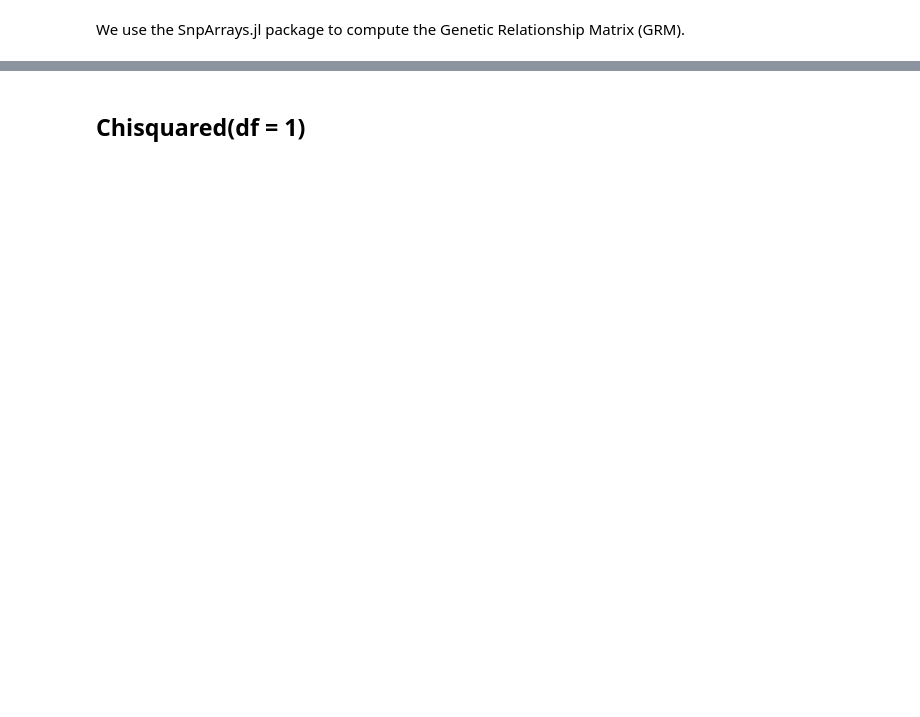
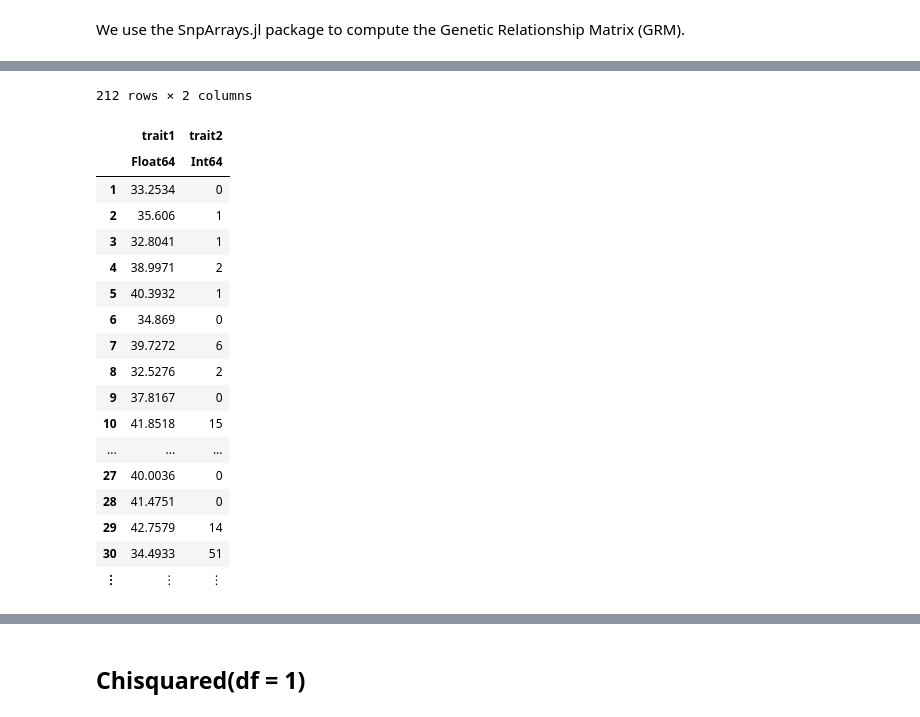
Before and after one commit to OpenMendel/TraitSimulation.jl, a Jupyter notebook: TraitSimulation_28e.ipynb, the cells around one changed output, grey strips where cells are left out. Saved outputs shown, nothing was run; the diff lists cells and outputs as text; code cells hidden in the pictures; blank space fills up the shorter version.

```diff
--- a/TraitSimulation_28e.ipynb
+++ b/TraitSimulation_28e.ipynb
@@ -300,5 +280,0 @@ trait_null_weird = simulate(LMMTrait(["40 + 0(sex) + 0(locus)", "20 + 0(sex) + 0
-# %%
-user_formula_string = ["40", "20"]
-users_formula_expression = Meta.parse.(user_formula_string)
-typeof(users_formula_expression)
-simulate(LMMTrait(["40", "20"], X, variancecomp))
@@ -423,0 +342,29 @@ In addition to the Chi-Squared distribution, we also demo how to simulate from t
+# %%
+#for multiple glm traits from different distributions
+dist_type_vector = [NormalResponse(4), PoissonResponse()]
+link_type_vector = [IdentityLink(), LogLink()]
+
+Ex1b_formulas = ["40 + 3(sex) - 1.5(locus)", "2 + 2(sex) - 1.5(locus)"]
+
+Multiple_GLM_traits_model_NOTIID = Multiple_GLMTraits(Ex1b_formulas, X, dist_type_vector, link_type_vector)
+Simulated_GLM_trait_NOTIID = simulate(Multiple_GLM_traits_model_NOTIID)
+# %% [output]
+212 rows × 2 columns
+|  | trait1 | trait2 |
+|  | Float64 | Int64 |
+| 1 | 33.2534 | 0 |
+| 2 | 35.606 | 1 |
+| 3 | 32.8041 | 1 |
+| 4 | 38.9971 | 2 |
+| 5 | 40.3932 | 1 |
+| 6 | 34.869 | 0 |
+| 7 | 39.7272 | 6 |
+| 8 | 32.5276 | 2 |
+| 9 | 37.8167 | 0 |
+| 10 | 41.8518 | 15 |
+| ... | ... | ... |
+| 27 | 40.0036 | 0 |
+| 28 | 41.4751 | 0 |
+| 29 | 42.7579 | 14 |
+| 30 | 34.4933 | 51 |
+| ⋮ | ⋮ | ⋮ |
```
Also changed, not shown: parts of 79 cells of this notebook, 6 other files.
